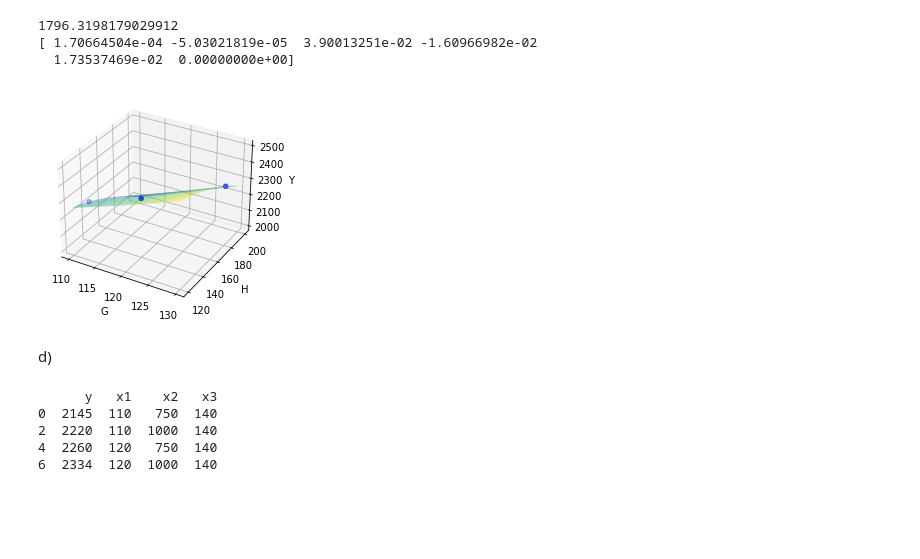
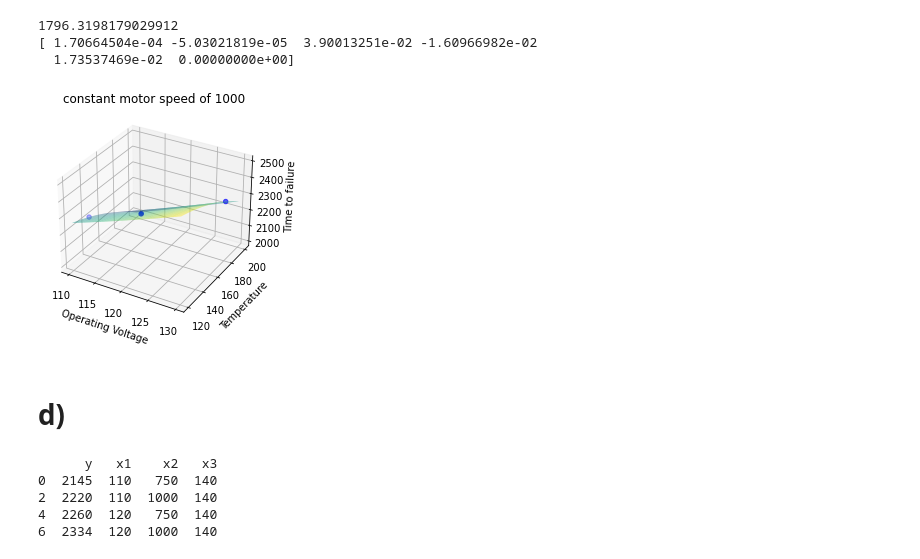
Before and after one commit to AdityaKharmaleGoat7/Data-Analysis-tools-in-Experimental-Research, a Jupyter notebook: Tutorial 1/Tutorial 1.ipynb, the cells around one changed output. Saved outputs shown, nothing was run; the diff lists cells and outputs as text; code cells hidden in the pictures; blank space fills up the shorter version.

```diff
--- a/Tutorial 1/Tutorial 1.ipynb
+++ b/Tutorial 1/Tutorial 1.ipynb
@@ -182,23 +194,25 @@ X1, X2 = np.meshgrid(X1, X2)
 # %%
 #Here we are plotting the points in 3D
 Z1 = b0_c + coeff_c[0]*X1 + coeff_c[1]*X2 + coeff_c[2]*X1*X1 + coeff_c[3]*X2*X2 + coeff_c[4]*X1*X2
 plt.figure(figsize=(4, 4))
 ax = plt.axes(projection='3d')
 ax.scatter3D(x1, x3, Y, color='blue')
 
 
 #We are plotting the surface as shown in figure
 ax.plot_surface(X1, X2, Z1, alpha=0.5, cmap='viridis', linewidth=0)
 
 
-ax.set_xlabel('G')
-ax.set_ylabel('H')
-ax.set_zlabel('Y')
+ax.set_xlabel('Operating Voltage')
+ax.set_ylabel('Temperature')
+ax.set_zlabel('Time to failure')
+ax.set_title('constant motor speed of 1000')
+
 plt.show()
 # %% [output]
-[figure, old version]
+[figure, new version]
 # %% [markdown]
-d)
+# d)
 # %%
 selected_rows = data[data['x3'] == 140]
 
```
Also changed, not shown: parts of 13 cells of this notebook, 2 other files.
